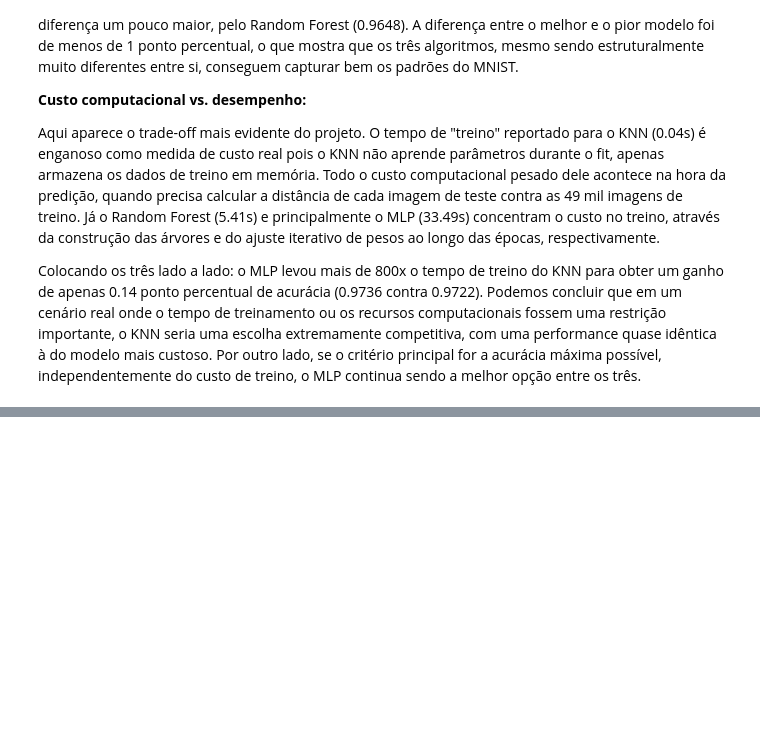
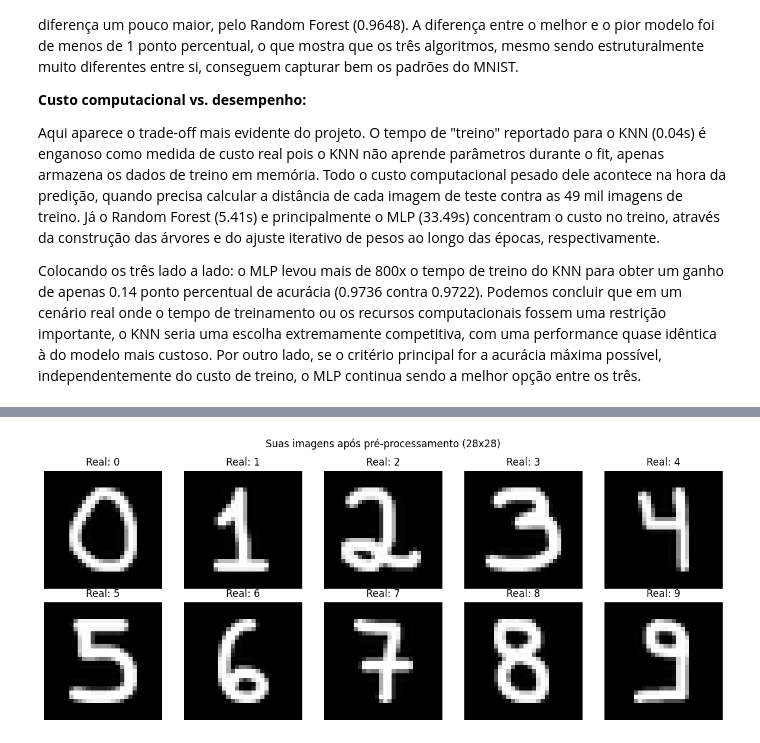
Before and after one commit to eduardaecher/multiclass-predictive-pipeline, a Jupyter notebook: multiclass-predictive-pipeline.ipynb, the cells around one changed output, grey strips where cells are left out. Drawn from its saved outputs; the diff is of its cells as text; code cells hidden in the pictures; blank space fills up the shorter version.

```diff
--- a/multiclass-predictive-pipeline.ipynb
+++ b/multiclass-predictive-pipeline.ipynb
@@ -615,0 +711,10 @@ contra 0.9722). Podemos concluir que em um cenário real onde o tempo de treinam
+# %%
+#Para onde o modelo joga cada dígito
+
+for i, digito_real in enumerate(digitos_ocultos):
+    linha = matriz_ood[i]
+    classe_mais_escolhida = classes_conhecidas[linha.argmax()]
+    quantidade = linha.max()
+    total = linha.sum()
+    print(f"Dígito real {digito_real}: mais confundido com a classe {classe_mais_escolhida} "
+          f"({quantidade} de {total} vezes, {quantidade/total:.1%})")
@@ -615,0 +870,8 @@ contra 0.9722). Podemos concluir que em um cenário real onde o tempo de treinam
+# %%
+#Confirmando a presença das imagens
+
+import os
+
+pasta_imagens = "data/imagens_proprias"
+arquivos = sorted(os.listdir(pasta_imagens))
+print(arquivos)
@@ -615,0 +923,18 @@ contra 0.9722). Podemos concluir que em um cenário real onde o tempo de treinam
+# %%
+#Visualização das imagens
+
+import matplotlib.pyplot as plt
+
+fig, axes = plt.subplots(2, 5, figsize=(12, 5))
+
+for i, r in enumerate(resultados_proprios):
+    ax = axes[i // 5, i % 5]
+    ax.imshow(r['imagem_processada'], cmap='gray')
+    ax.set_title(f"Real: {r['rotulo_real']}")
+    ax.axis('off')
+
+plt.suptitle("Suas imagens após pré-processamento (28x28)")
+plt.tight_layout()
+plt.show()
+# %% [output]
+[figure, added]
```
Also changed, not shown: parts of 30 cells of this notebook.
